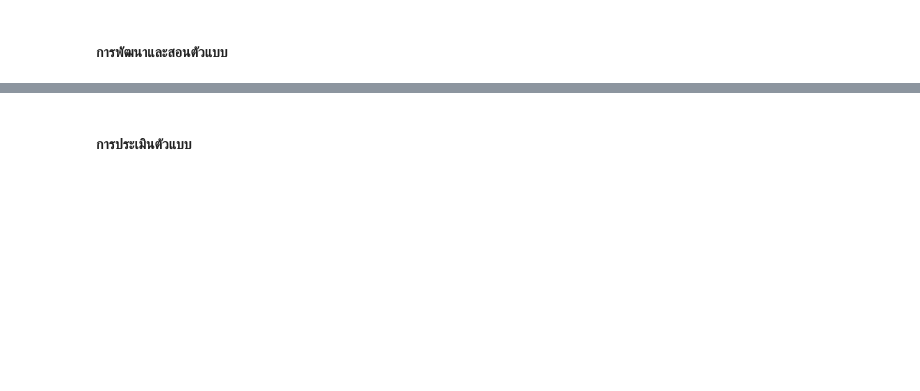
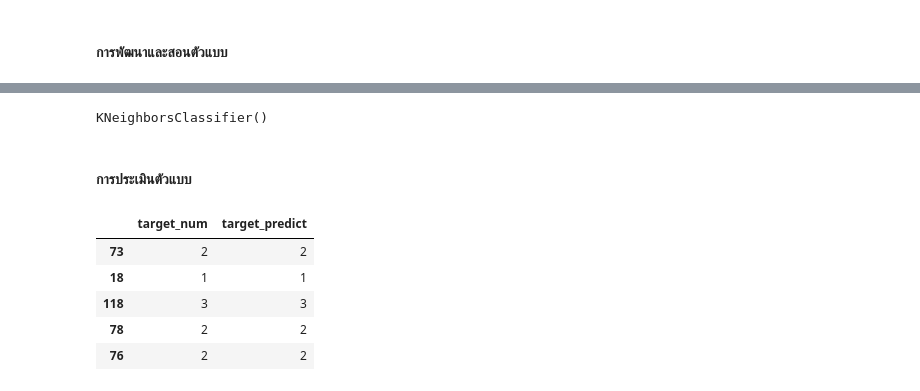
Before and after one commit to Angy-face/Esan-Coding-SS2, a Jupyter notebook: 3_3_แนะนำ_scikit_learn.ipynb, the cells around one changed output, grey strips where cells are left out. Drawn from its saved outputs; the diff is of its cells as text; code cells hidden in the pictures; blank space fills up the shorter version.

```diff
--- a/3_3_แนะนำ_scikit_learn.ipynb
+++ b/3_3_แนะนำ_scikit_learn.ipynb
@@ -89,14 +278,24 @@ pd.plotting.scatter_matrix(df_X_train,alpha=0.5)
 [Ref](https://vitalflux.com/k-nearest-neighbors-explained-with-python-examples)
 # %%
 from sklearn.neighbors import KNeighborsClassifier
-knn = KNeighborsClassifier(n_neighbors=1)
+knn = KNeighborsClassifier(n_neighbors=5)
 knn.fit(df_X_train,df_y_train)
+# %% [output]
+KNeighborsClassifier()
 # %% [markdown]
 #### **การประเมินตัวแบบ**
 # %%
 pred_value = knn.predict(df_X_test)
 Result= df_y_test.loc[:,['target_num']]
 Result['target_predict'] = pred_value
+Result.head()
+# %% [output]
+|  | target_num | target_predict |
+| 73 | 2 | 2 |
+| 18 | 1 | 1 |
+| 118 | 3 | 3 |
+| 78 | 2 | 2 |
+| 76 | 2 | 2 |
 # %% [markdown]
 **Confusion matrix**
 
```
Also changed, not shown: parts of 17 cells of this notebook.
